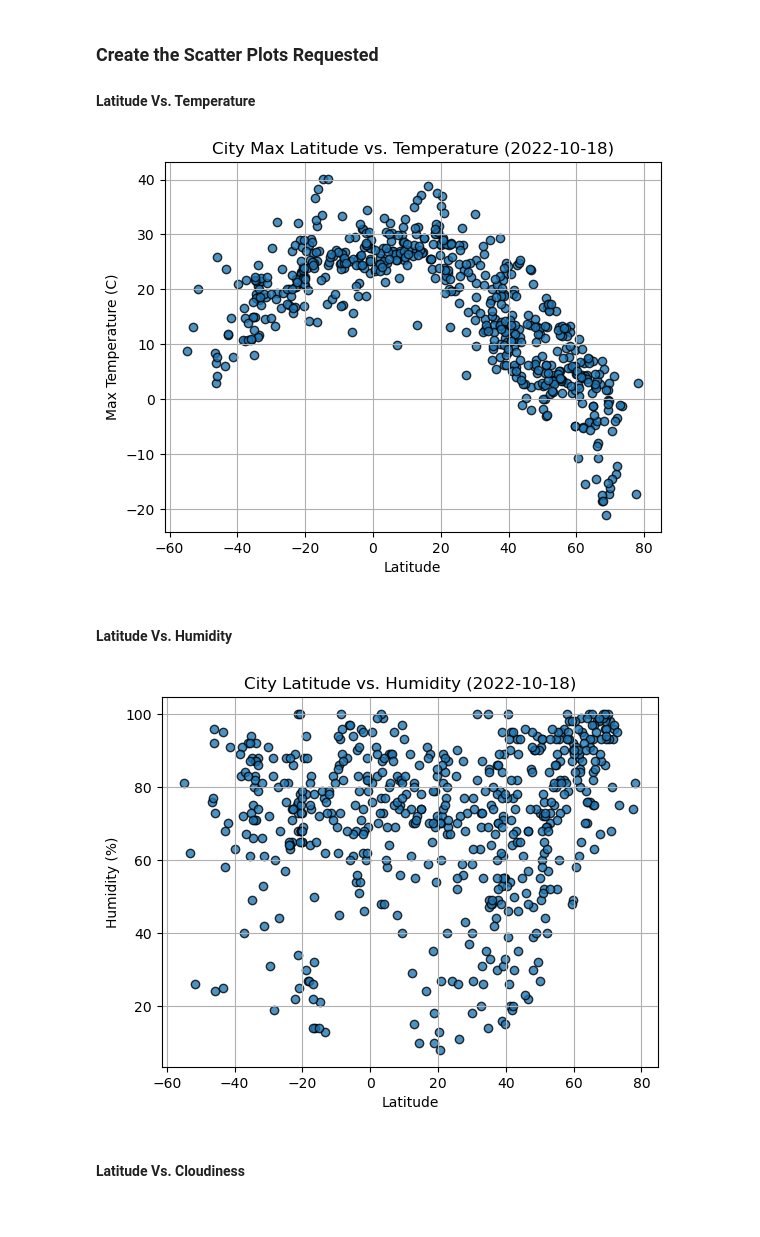
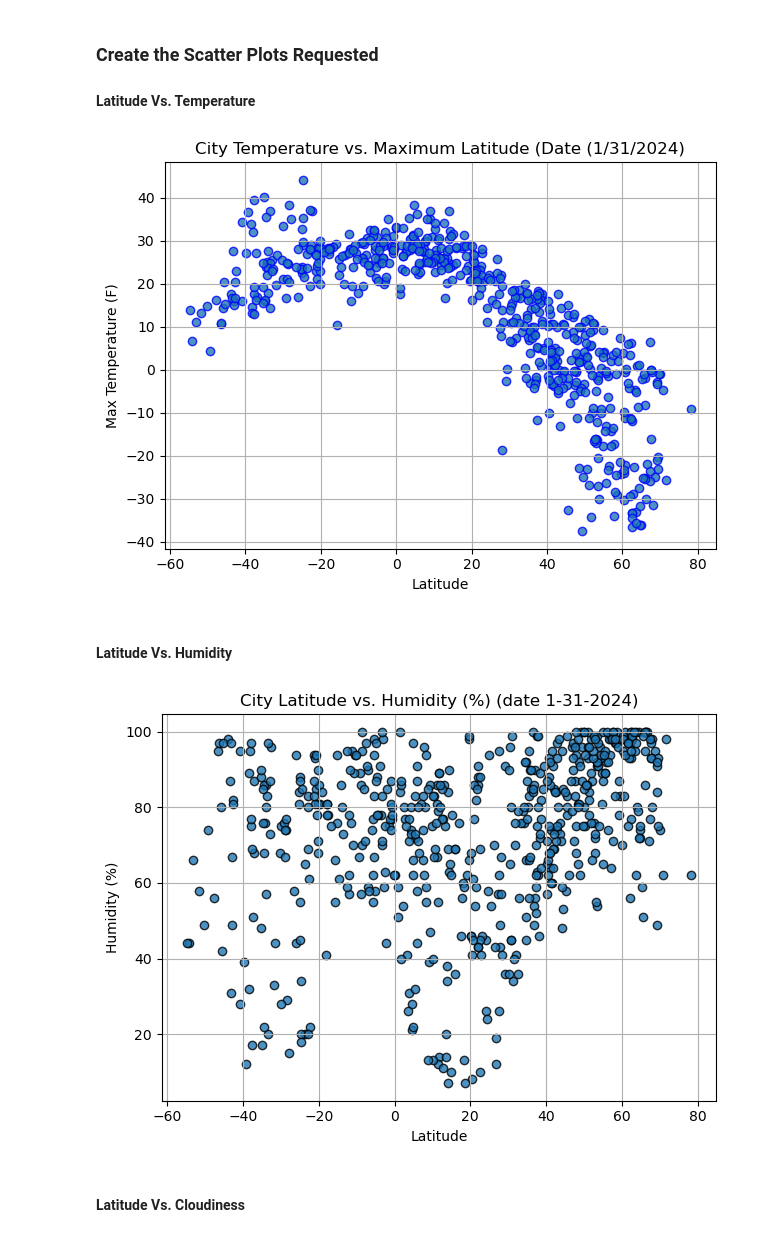
Before and after one commit to owenpollard97/python-api-challenge, a Jupyter notebook: WeatherPy/WeatherPy.ipynb, the cells around one changed output. Saved outputs shown, nothing was run; the diff lists cells and outputs as text; code cells hidden in the pictures.

```diff
--- a/WeatherPy/WeatherPy.ipynb
+++ b/WeatherPy/WeatherPy.ipynb
@@ -186,27 +283,37 @@ city_data_df.head()
 
 #### Latitude Vs. Temperature
 # %%
+import matplotlib.pyplot as plt
+
 # Build scatter plot for latitude vs. temperature
-# YOUR CODE HERE
+plt.scatter(city_data_df["Lat"], city_data_df["Max Temp"], alpha=0.8, label='City', edgecolors="b")
 
 # Incorporate the other graph properties
-# YOUR CODE HERE
+plt.xlabel("Latitude")
+plt.ylabel("Max Temperature (F)")
+plt.title(f"City Temperature vs. Maximum Latitude ({'Date (1/31/2024'})")
+plt.grid(True)
+plt.tight_layout()
 
 # Save the figure
 plt.savefig("output_data/Fig1.png")
 
 # Show plot
 plt.show()
 # %% [output]
-[figure, old version]
+[figure, new version]
 # %% [markdown]
 #### Latitude Vs. Humidity
 # %%
 # Build the scatter plots for latitude vs. humidity
-# YOUR CODE HERE
+plt.scatter(city_data_df["Lat"], city_data_df["Humidity"], alpha=.8, edgecolors="k")
 
 # Incorporate the other graph properties
-# YOUR CODE HERE
+plt.xlabel("Latitude")
+plt.ylabel("Humidity (%)")
+plt.title(f"City Latitude vs. Humidity (%) ({'date 1-31-2024'})")
+plt.grid(True)
+plt.tight_layout()
 
 # Save the figure
 plt.savefig("output_data/Fig2.png")
@@ -214,7 +321,7 @@ plt.savefig("output_data/Fig2.png")
 # Show plot
 plt.show()
 # %% [output]
-[figure, old version]
+[figure, new version]
 # %% [markdown]
 #### Latitude Vs. Cloudiness
 # %%
```
Also changed, not shown: parts of 40 cells of this notebook, 8 other files.
